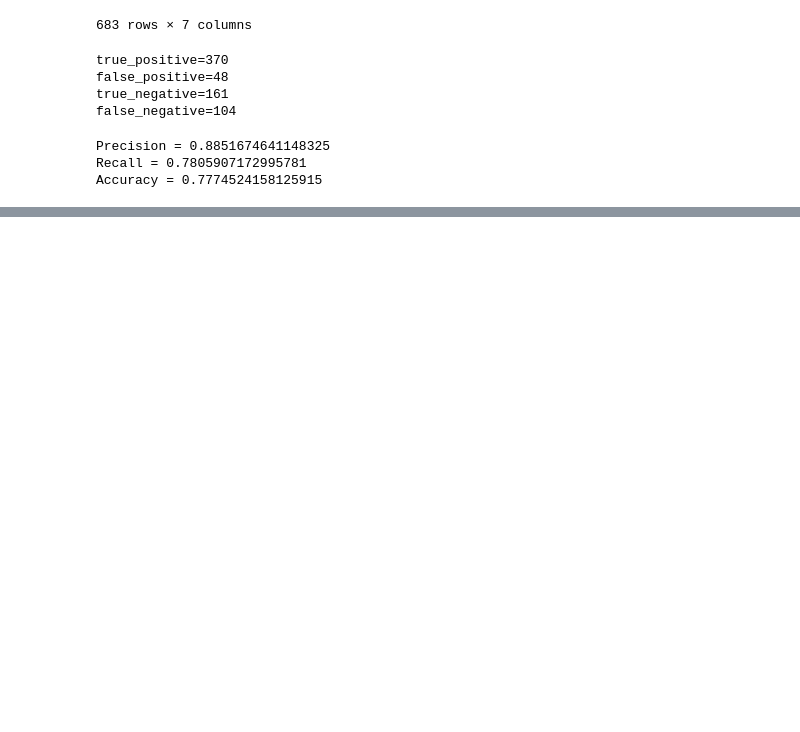
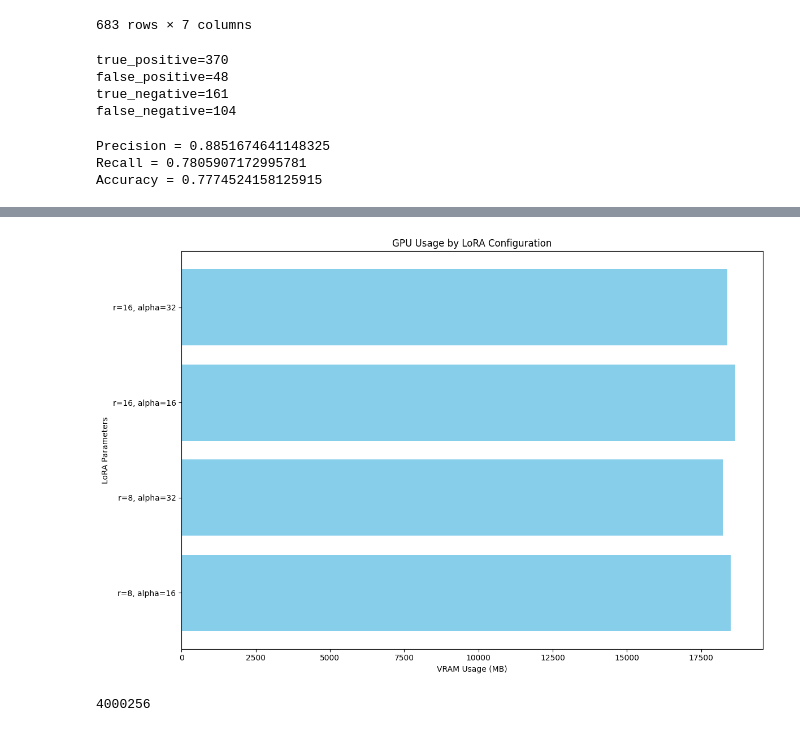
Before and after one commit to LTibo/llm-hun-performance-benchmarks, a Jupyter notebook: statistics.ipynb, the cells around one changed output, grey strips where cells are left out. Saved outputs shown, nothing was run; the diff lists cells and outputs as text; code cells hidden in the pictures; blank space fills up the shorter version.

```diff
--- a/statistics.ipynb
+++ b/statistics.ipynb
@@ -61,0 +119,19 @@ Accuracy = 0.7774524158125915
+# %%
+# GPU Usage Visualization
+fig, ax = plt.subplots(figsize=(12, 8))
+
+unique_configs = df.groupby(['r_value', 'lora_alpha_value']).first().reset_index()
+ax.barh(unique_configs.index, unique_configs['vram_usage'], color='skyblue', tick_label=unique_configs.apply(lambda x: f'r={x["r_value"]}, alpha={x["lora_alpha_value"]}', axis=1))
+
+ax.set_xlabel('VRAM Usage (MB)')
+ax.set_ylabel('LoRA Parameters')
+ax.set_title('GPU Usage by LoRA Configuration')
+plt.tight_layout()
+plt.show()
+# %% [output]
+[figure, added]
+# %%
+x = torch.randn(1000, 1000).cuda()
+torch.cuda.memory_allocated()
+# %% [output]
+4000256
```
Also changed, not shown: parts of 7 cells of this notebook, 9 other files.
